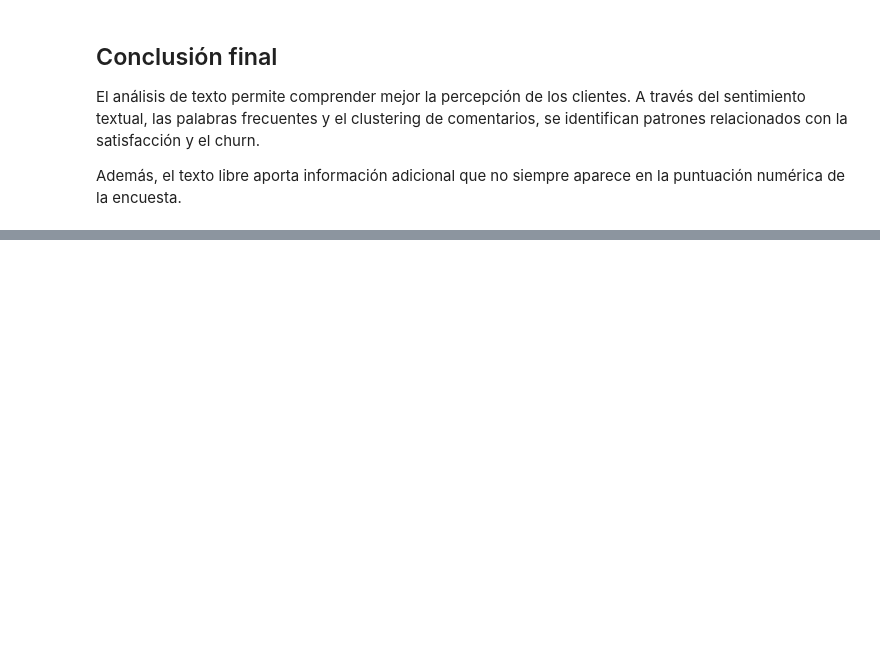
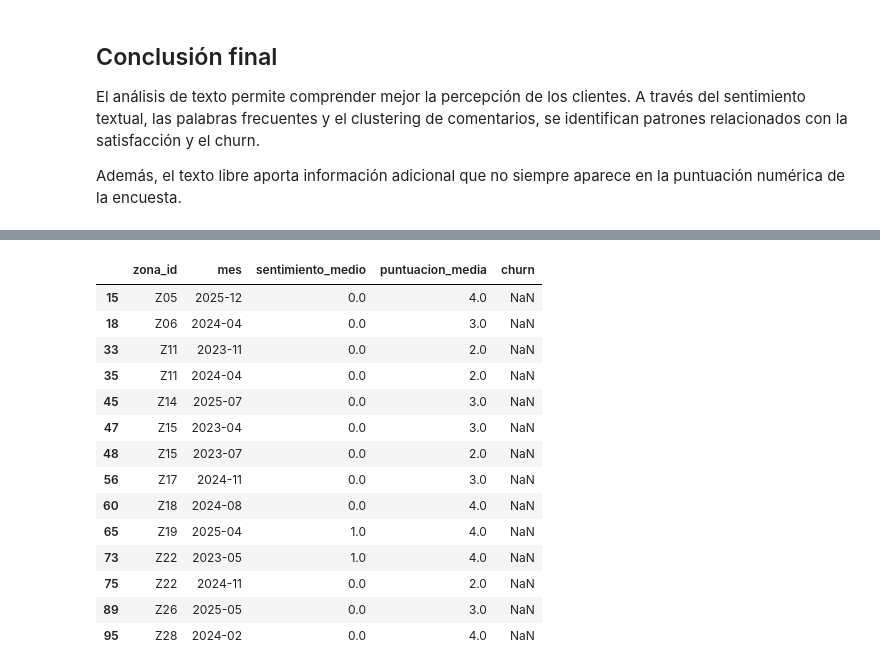
Before and after one commit to Sarabachouti/UCV-Churn-Sara, a Jupyter notebook: eda5.ipynb, the cells around one changed output, grey strips where cells are left out. Saved outputs shown, nothing was run; the diff lists cells and outputs as text; code cells hidden in the pictures; blank space fills up the shorter version.

```diff
--- a/eda5.ipynb
+++ b/eda5.ipynb
@@ -453,12 +453,22 @@ display(sentimiento_zona_mes.head())
 | 3 | Z02 | 2023-01 | -0.142857 | 3.142857 |
 | 4 | Z02 | 2024-01 | 0.000000 | 3.307692 |
 # %%
+
 # =========================
 # 17. UNIR CON CHURN
 # =========================
 
+# Limpiar columna mes
+sentimiento_zona_mes["mes"] = sentimiento_zona_mes["mes"].astype(str).str.strip()
+
+churn_mes["mes"] = churn_mes["mes"].astype(str).str.strip()
+
+# Merge
 df_final = sentimiento_zona_mes.merge(
     churn_mes,
     on="mes",
     how="left"
 )
+
+# Revisar nulos
+print(df_final["churn"].isnull().sum())
@@ -602,0 +636,18 @@ mes : 15
+# %%
+df_final[df_final["churn"].isnull()]
+# %% [output]
+|  | zona_id | mes | sentimiento_medio | puntuacion_media | churn |
+| 15 | Z05 | 2025-12 | 0.0 | 4.0 | NaN |
+| 18 | Z06 | 2024-04 | 0.0 | 3.0 | NaN |
+| 33 | Z11 | 2023-11 | 0.0 | 2.0 | NaN |
+| 35 | Z11 | 2024-04 | 0.0 | 2.0 | NaN |
+| 45 | Z14 | 2025-07 | 0.0 | 3.0 | NaN |
+| 47 | Z15 | 2023-04 | 0.0 | 3.0 | NaN |
+| 48 | Z15 | 2023-07 | 0.0 | 2.0 | NaN |
+| 56 | Z17 | 2024-11 | 0.0 | 3.0 | NaN |
+| 60 | Z18 | 2024-08 | 0.0 | 4.0 | NaN |
+| 65 | Z19 | 2025-04 | 1.0 | 4.0 | NaN |
+| 73 | Z22 | 2023-05 | 1.0 | 4.0 | NaN |
+| 75 | Z22 | 2024-11 | 0.0 | 2.0 | NaN |
+| 89 | Z26 | 2025-05 | 0.0 | 3.0 | NaN |
+| 95 | Z28 | 2024-02 | 0.0 | 4.0 | NaN |
```
Also changed, not shown: parts of 4 cells of this notebook, 7 other files.
